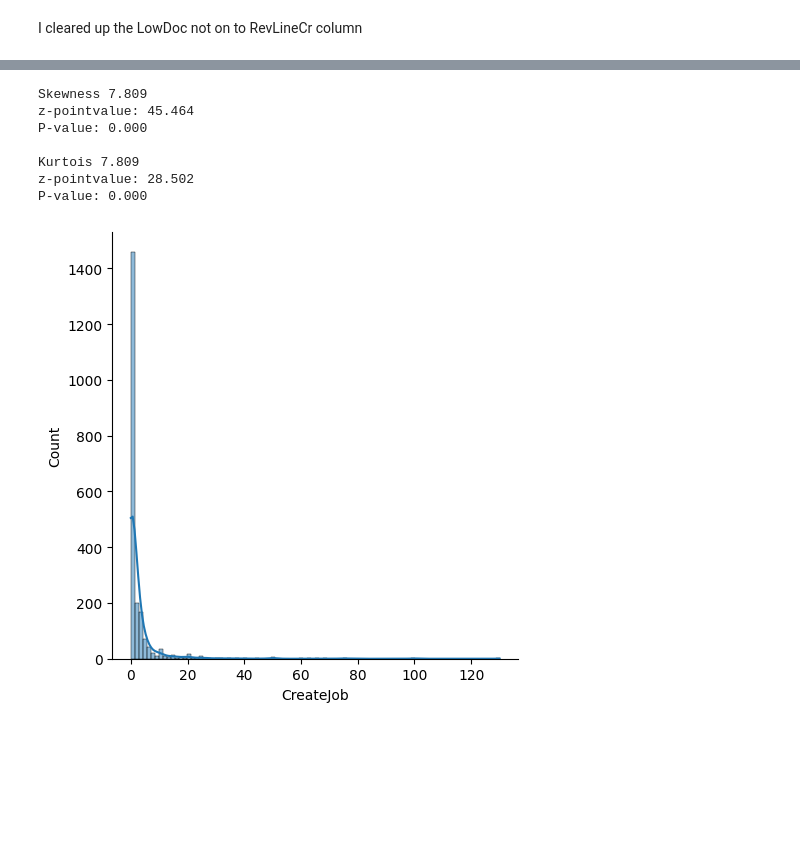
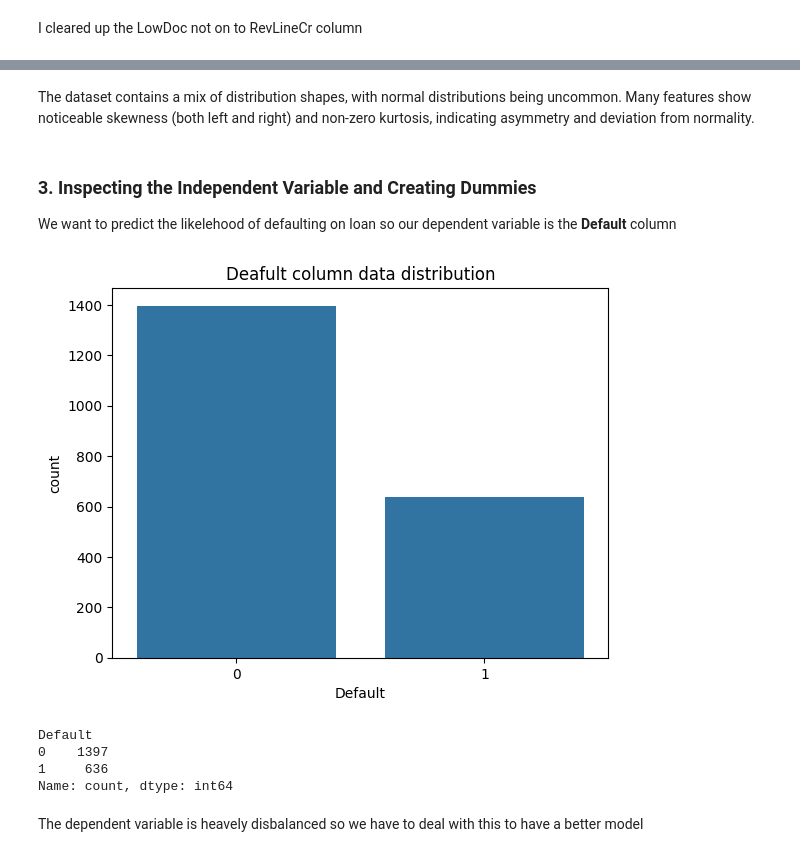
Before and after one commit to MrBigJupiter/sba-loan-default-prediction_project, a Jupyter notebook: notebooks/loan_default_log_reg.ipynb, the cells around one changed output, grey strips where cells are left out. Cells and saved outputs as stored; diff of their text form; code cells hidden in the pictures; blank space fills up the shorter version.

Commit message:
Started inspecting the dependent variable and creating dummies for modell building

```diff
--- a/notebooks/loan_default_log_reg.ipynb
+++ b/notebooks/loan_default_log_reg.ipynb
@@ -330,18 +372,19 @@ TypeError: unsupported operand type(s) for /: 'str' and 'int'
-# %%
-sns.displot(test_df, x='CreateJob', kde = True)
-row_var = test_df['CreateJob']
-f = skew(row_var)
-zpoint, p_value = skewtest(row_var)
-print(f"Skewness {f:.3f}\nz-pointvalue: {zpoint:.3f}\nP-value: {p_value:.3f}\n")
-c = kurtosis(row_var)
-zpoint, p_value = kurtosistest(row_var)
-print(f"Kurtois {f:.3f}\nz-pointvalue: {zpoint:.3f}\nP-value: {p_value:.3f}")
-# %% [output]
-Skewness 7.809
-z-pointvalue: 45.464
-P-value: 0.000
-
-Kurtois 7.809
-z-pointvalue: 28.502
-P-value: 0.000
-[figure, removed]
+# %% [markdown]
+The dataset contains a mix of distribution shapes, with normal distributions being uncommon. Many features show noticeable skewness (both left and right) and non-zero kurtosis, indicating asymmetry and deviation from normality.
+# %% [markdown]
+### 3. Inspecting the Independent Variable and Creating Dummies
+We want to predict the likelehood of defaulting on loan so our dependent variable is the **Default** column
+# %%
+ins_df = test_df.copy()
+sns.countplot(ins_df, x='Default')
+plt.title('Deafult column data distribution')
+plt.show()
+ins_df['Default'].value_counts()
+# %% [output]
+[figure, added]
+Default
+0    1397
+1     636
+Name: count, dtype: int64
+# %% [markdown]
+The dependent variable is heavely disbalanced so we have to deal with this to have a better model
```
Also changed, not shown: parts of 12 cells of this notebook.
